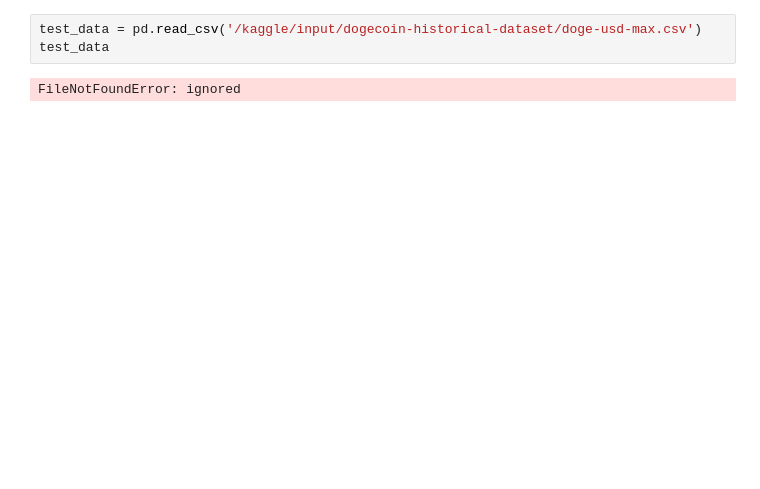
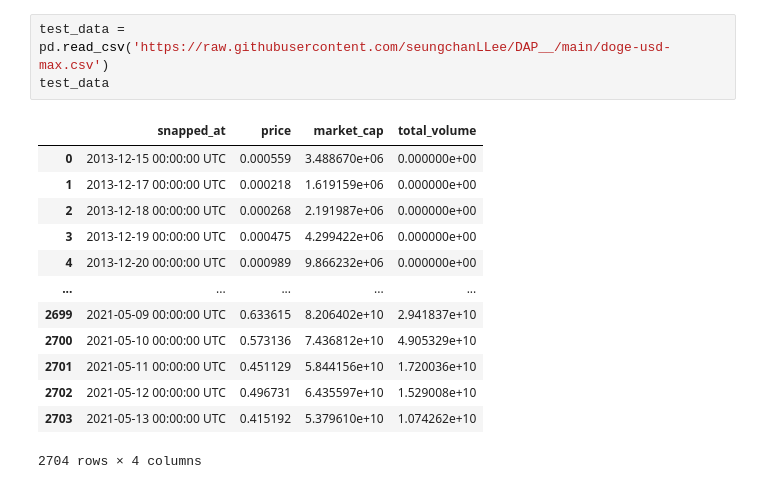
Before and after one commit to seungchanLLee/DAP__, a Jupyter notebook: DB_Project.ipynb, the cells around one changed output. Saved outputs shown, nothing was run; the diff lists cells and outputs as text; blank space fills up the shorter version.

```diff
--- a/DB_Project.ipynb
+++ b/DB_Project.ipynb
@@ -14,5 +15,17 @@ for dirname, _, filenames in os.walk('/kaggle/input'):
 # %%
-test_data = pd.read_csv('/kaggle/input/dogecoin-historical-dataset/doge-usd-max.csv')
+test_data = pd.read_csv('https://raw.githubusercontent.com/seungchanLLee/DAP__/main/doge-usd-max.csv')
 test_data
 # %% [output]
+|  | snapped_at | price | market_cap | total_volume |
+| 0 | 2013-12-15 00:00:00 UTC | 0.000559 | 3.488670e+06 | 0.000000e+00 |
+| 1 | 2013-12-17 00:00:00 UTC | 0.000218 | 1.619159e+06 | 0.000000e+00 |
+| 2 | 2013-12-18 00:00:00 UTC | 0.000268 | 2.191987e+06 | 0.000000e+00 |
+| 3 | 2013-12-19 00:00:00 UTC | 0.000475 | 4.299422e+06 | 0.000000e+00 |
+| 4 | 2013-12-20 00:00:00 UTC | 0.000989 | 9.866232e+06 | 0.000000e+00 |
+| ... | ... | ... | ... | ... |
+| 2699 | 2021-05-09 00:00:00 UTC | 0.633615 | 8.206402e+10 | 2.941837e+10 |
+| 2700 | 2021-05-10 00:00:00 UTC | 0.573136 | 7.436812e+10 | 4.905329e+10 |
+| 2701 | 2021-05-11 00:00:00 UTC | 0.451129 | 5.844156e+10 | 1.720036e+10 |
+| 2702 | 2021-05-12 00:00:00 UTC | 0.496731 | 6.435597e+10 | 1.529008e+10 |
+| 2703 | 2021-05-13 00:00:00 UTC | 0.415192 | 5.379610e+10 | 1.074262e+10 |
-FileNotFoundError: ignored
+2704 rows × 4 columns
```
Also changed, not shown: parts of 7 cells of this notebook.
